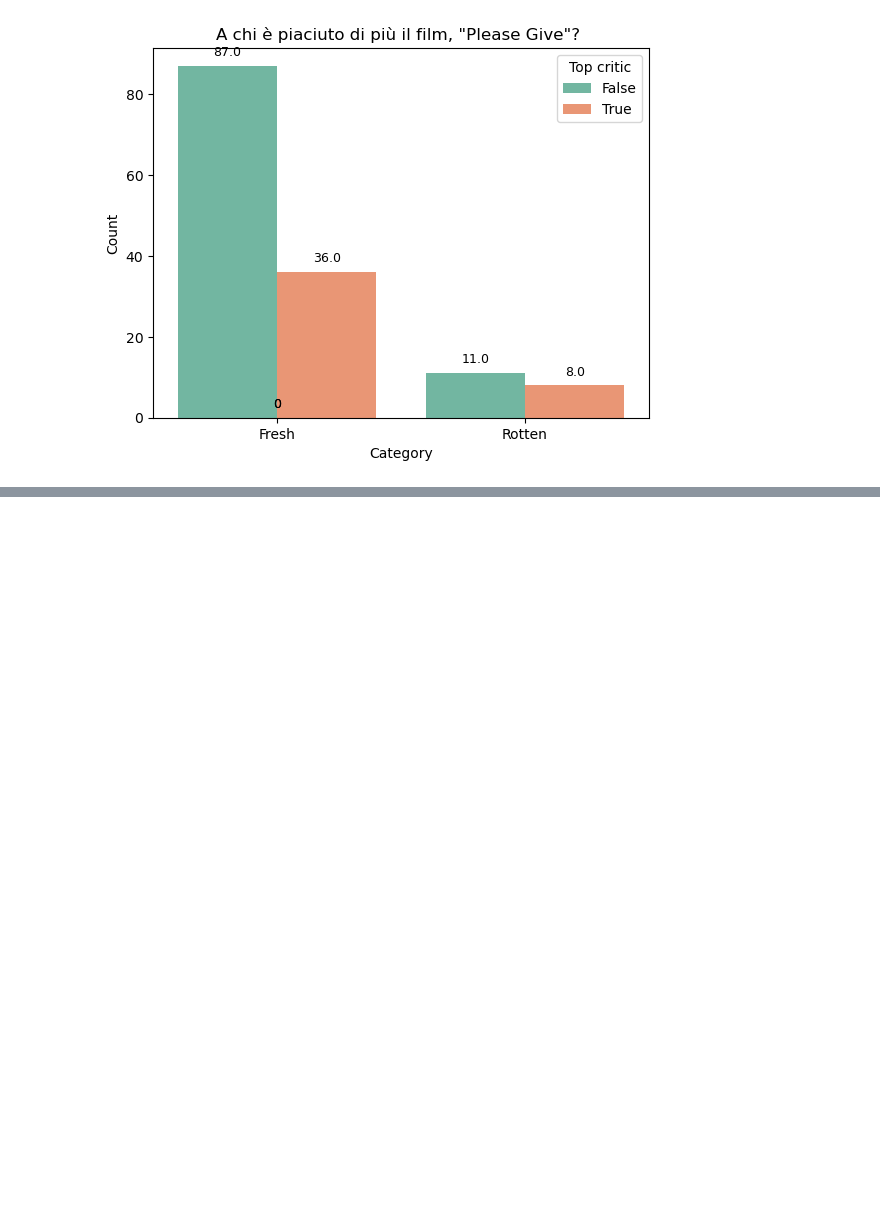
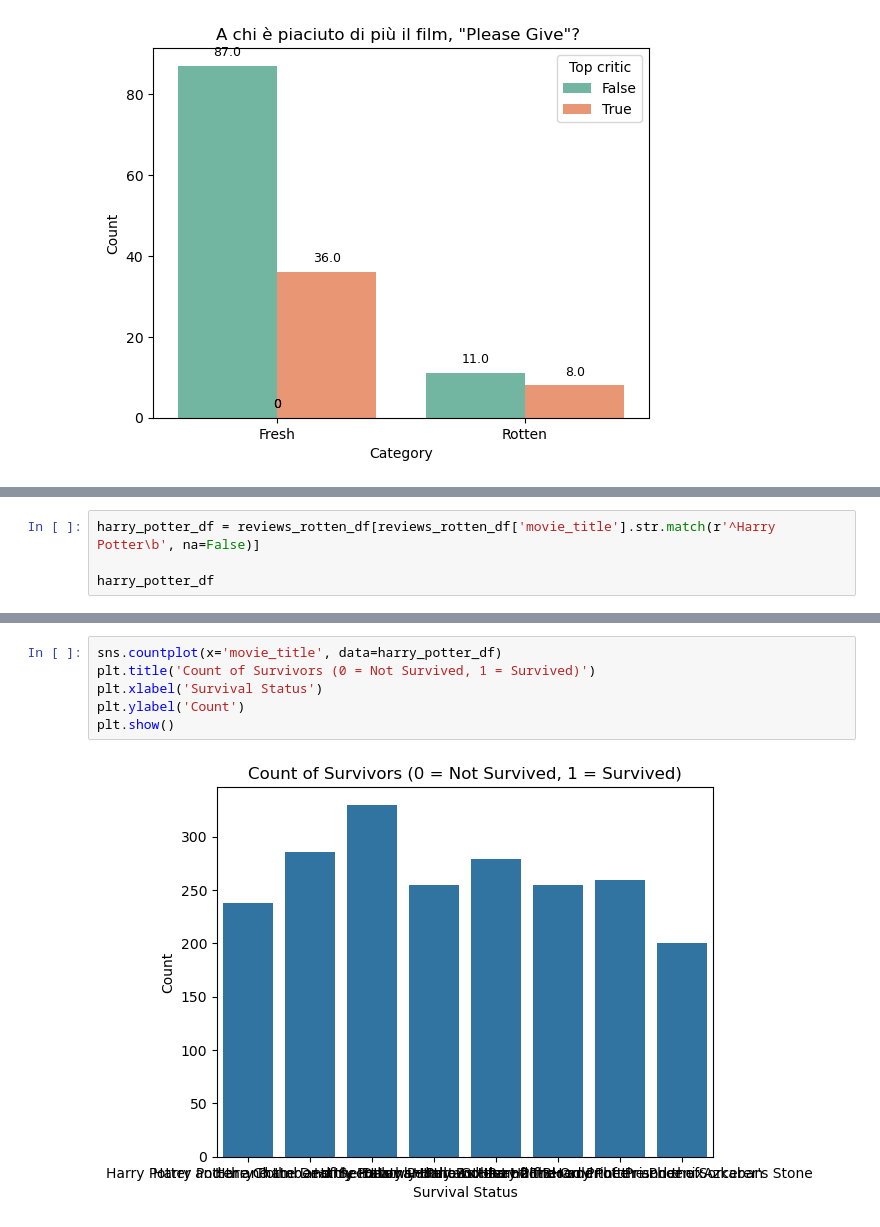
Before and after one commit to RasoFederico/ProgettoIUM-TWEB, a Jupyter notebook: Progetto_IUM/Film.ipynb, the cells around one changed output, grey strips where cells are left out. Cells and saved outputs as stored; diff of their text form; blank space fills up the shorter version.

```diff
--- a/Progetto_IUM/Film.ipynb
+++ b/Progetto_IUM/Film.ipynb
@@ -90,0 +93,4 @@ plt.show()
+# %%
+harry_potter_df = reviews_rotten_df[reviews_rotten_df['movie_title'].str.match(r'^Harry Potter\b', na=False)]
+
+harry_potter_df
@@ -90,0 +123,8 @@ plt.show()
+# %%
+sns.countplot(x='movie_title', data=harry_potter_df)
+plt.title('Count of Survivors (0 = Not Survived, 1 = Survived)')
+plt.xlabel('Survival Status')
+plt.ylabel('Count')
+plt.show()
+# %% [output]
+[figure, added]
```
Also changed, not shown: parts of 4 cells of this notebook.
